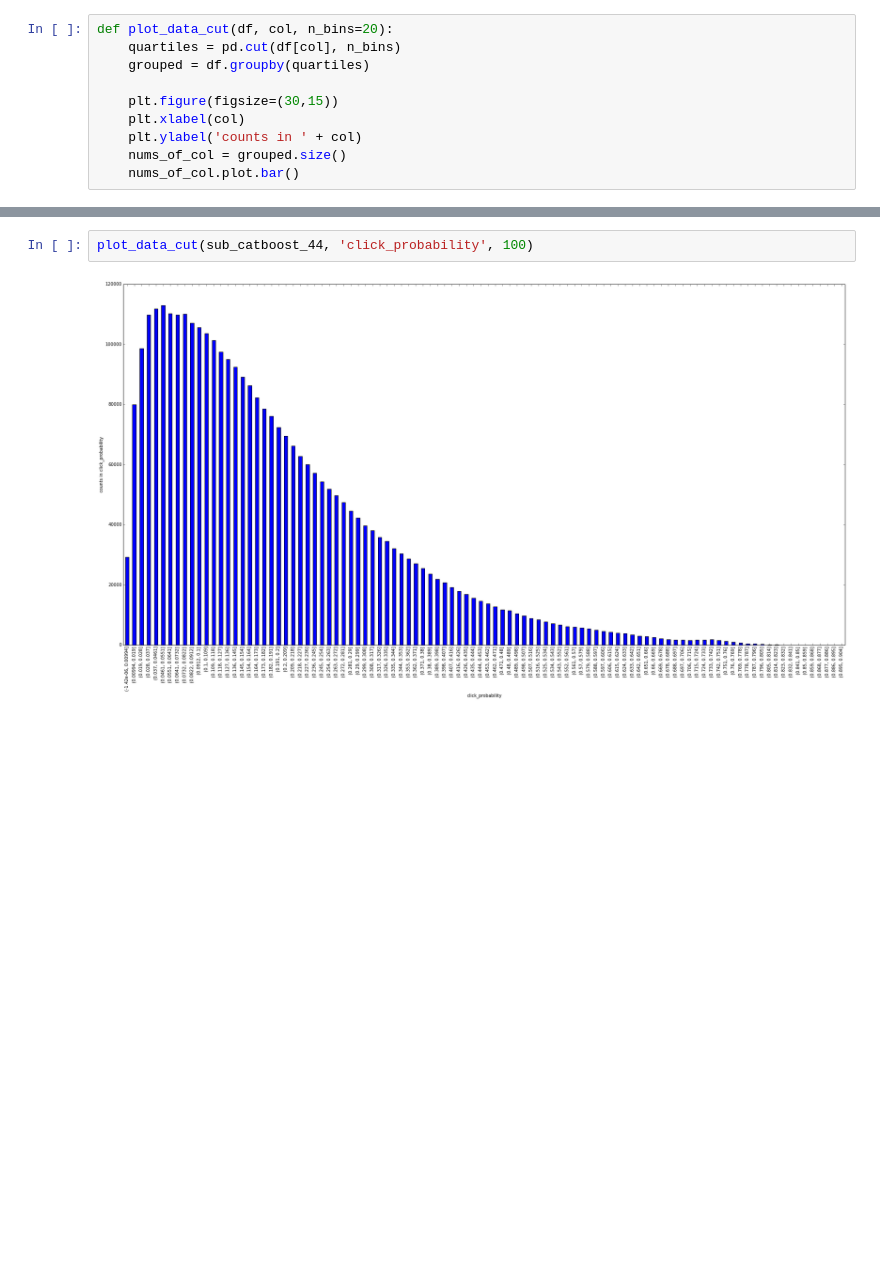
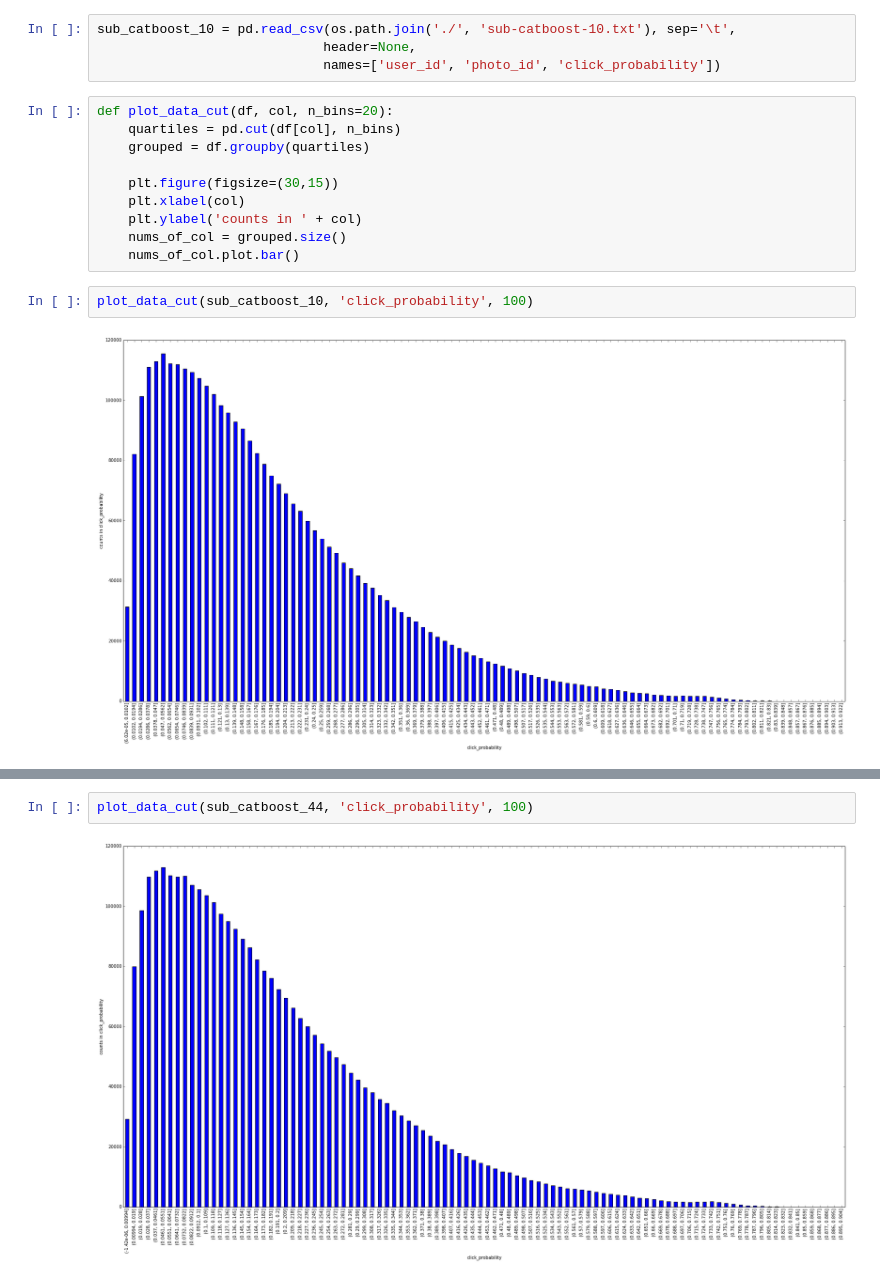
Before and after one commit to kitianFresh/kuaishou, a Jupyter notebook: models/train_test_val_distribution.ipynb, the cells around one changed output, grey strips where cells are left out. Cells and saved outputs as stored; diff of their text form; blank space fills up the shorter version.

```diff
--- a/models/train_test_val_distribution.ipynb
+++ b/models/train_test_val_distribution.ipynb
@@ -44,3 +52,7 @@ sub_catboost_7 = pd.read_csv(os.path.join('./', 'sub-catboost-7.txt'), sep='\t',
+# %%
+sub_catboost_10 = pd.read_csv(os.path.join('./', 'sub-catboost-10.txt'), sep='\t',
+                             header=None,
+                             names=['user_id', 'photo_id', 'click_probability'])
 # %%
 def plot_data_cut(df, col, n_bins=20):
     quartiles = pd.cut(df[col], n_bins)
@@ -51,3 +63,7 @@ def plot_data_cut(df, col, n_bins=20):
     plt.ylabel('counts in ' + col)
     nums_of_col = grouped.size()
     nums_of_col.plot.bar()
+# %%
+plot_data_cut(sub_catboost_10, 'click_probability', 100)
+# %% [output]
+[figure, added]
```
Also changed, not shown: parts of 5 cells of this notebook, 2 other files.
